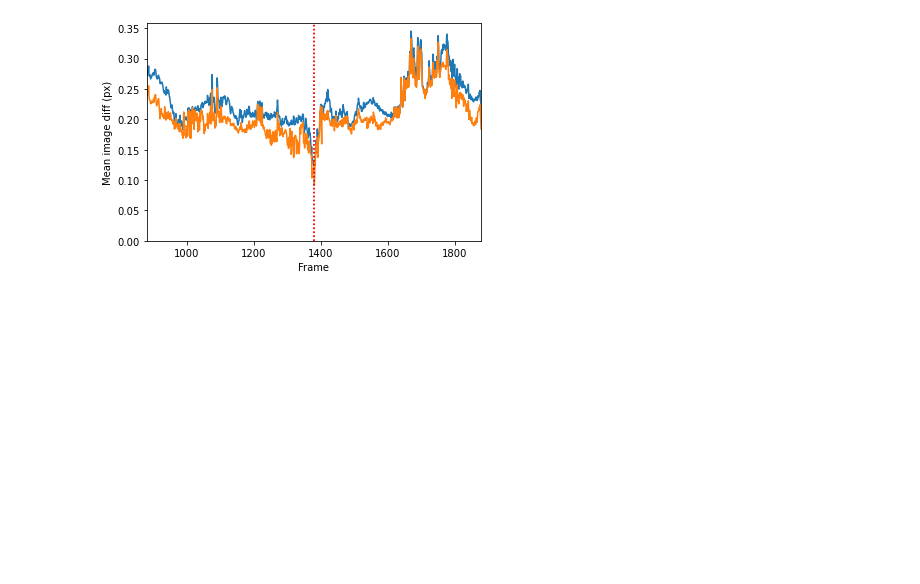
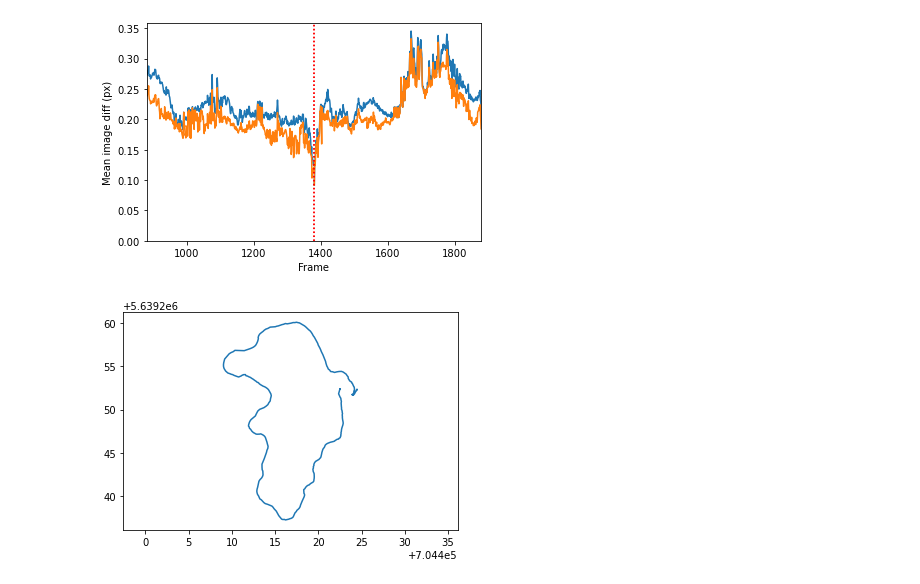
Before and after one commit to BrainsOnBoard/navbench, a Jupyter notebook: analysis/rc_car.ipynb, the cells around one changed output. Cells and saved outputs as stored; diff of their text form; code cells hidden in the pictures; blank space fills up the shorter version.

Commit message:
rc_car: Plot path of route

```diff
--- a/analysis/rc_car.ipynb
+++ b/analysis/rc_car.ipynb
@@ -24,3 +24,21 @@ Testing frames 880 to 1880 (n=1001)
 1 zero values (perfect matches?) are not being shown
 1 zero values (perfect matches?) are not being shown
 [figure]
+# %%
+import matplotlib.pyplot as plt
+import pandas as pd
+import utm
+
+df = pd.read_csv("../datasets/rc_car/test1/coordinates.csv")
+
+x = []
+y = []
+for lat, lon in zip(df['Latitude'], df['Longitude']):
+    easting, northing, *_ = utm.from_latlon(lat, lon)
+    x.append(easting)
+    y.append(northing)
+
+plt.plot(x, y)
+plt.axis('equal');
+# %% [output]
+[figure, added]
```
